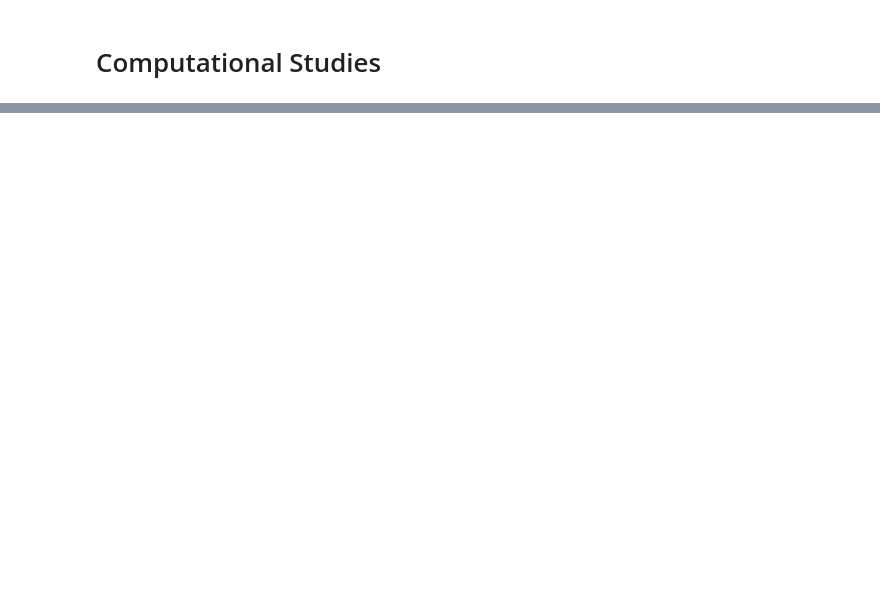
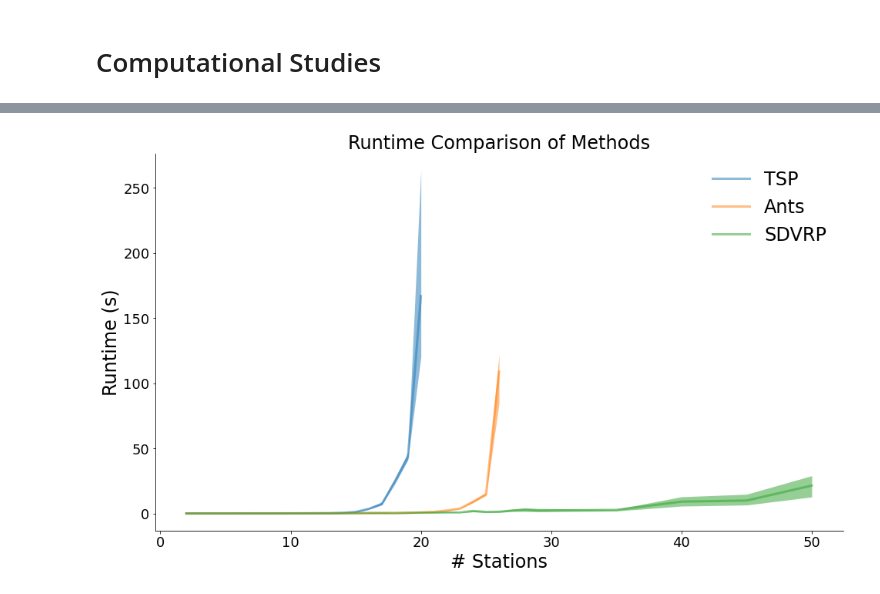
Before and after one commit to CameronChandler/optimisation-group-project, a Jupyter notebook: Mini Metro - Stage 2 Work.ipynb, the cells around one changed output, grey strips where cells are left out. Drawn from its saved outputs; the diff is of its cells as text; code cells hidden in the pictures; blank space fills up the shorter version.

```diff
--- a/Mini Metro - Stage 2 Work.ipynb
+++ b/Mini Metro - Stage 2 Work.ipynb
@@ -684,9 +354,11 @@ def experiment(n_stations_range, num_trials, formulation, verbose=True):
 
     return res_n_stations, res_time_taken
 # %%
-tsp_n_stations, tsp_time_taken = experiment(range(2, 18), 5, tsp)
+tsp_n_stations, tsp_time_taken = experiment(range(2, 21), 5, tsp)
+# %%
+ants_n_stations, ants_time_taken = experiment(range(2, 27), 5, ants)
 # %%
-sdvrp_n_stations, sdvrp_time_taken = experiment(range(2, 9), 5, sdvrp)
+sdvrp_n_stations, sdvrp_time_taken = experiment(list(range(2, 30)) + [35, 40, 45, 50], 5, sdvrp)
 # %%
 import matplotlib.pyplot as plt
 import seaborn as sns
@@ -703,7 +375,9 @@ plt.rc('font', size=LARGE)       # controls default text sizes
 
 fig, ax = plt.subplots(figsize=(16, 9))
 
-results = {'TSP': (tsp_n_stations, tsp_time_taken), 'SDVRP': (sdvrp_n_stations, sdvrp_time_taken)}
+results = {'Stage 0: TSP':   (  tsp_n_stations,   tsp_time_taken),
+           'Stage 1: Ants':  ( ants_n_stations,  ants_time_taken),
+           'Stage 2: SDVRP': (sdvrp_n_stations, sdvrp_time_taken)}
 
 def get_sum_stats(x, y):
     vals = defaultdict(list)
@@ -730,15 +404,22 @@ for i, (name, (res_n_stations, res_tsp_time_taken)) in enumerate(results.items()
     col = f'C{i}'
     #ax.scatter(res_n_stations, res_tsp_time_taken, alpha=0.3, color=col)
     xs, means, sds, mins, maxs = get_sum_stats(res_n_stations, res_tsp_time_taken)
-    ax.plot(xs, means, lw=LW, alpha=0.5, color=col, label=name)
+    ax.plot(xs, means, lw=LW, color=col, label=name)
     ax.fill_between(xs, mins, maxs, lw=0, alpha=0.5, color=col)
 
 ax.set_title('Runtime Comparison of Methods')
 ax.set_xlabel('# Stations')
 ax.set_ylabel('Runtime (s)')
 
+ax.set_xticks([5, 10, 15, 20, 25, 30, 35, 40, 45, 50])
+
+ax.set_yscale('log')
+ax.set_ylim(1e-3, 10**1.6)
+
 ax.legend(frameon=False)
 
 sns.despine()
 
+plt.savefig('log_runtimes4.png', facecolor='white', transparent=False, dpi=fig.dpi*2)
+
 plt.show()
@@ -745,55 +428,27 @@ plt.show()
 # %%
-import matplotlib.pyplot as plt
-import seaborn as sns
-%matplotlib inline
-from collections import defaultdict
-
-SMALL, MED, LARGE, LW = 18, 24, 30, 3
-plt.rc('axes', titlesize=MED)    # fontsize of the axes title
-plt.rc('axes', labelsize=MED)    # fontsize of the x and y labels
-plt.rc('xtick', labelsize=SMALL) # fontsize of the tick labels
-plt.rc('ytick', labelsize=SMALL) # fontsize of the tick labels
-plt.rc('legend', fontsize=MED)   # legend fontsize
-plt.rc('font', size=LARGE)       # controls default text sizes
-
 fig, ax = plt.subplots(figsize=(16, 9))
 
-results = {'TSP': (tsp_n_stations, tsp_time_taken), 'SDVRP': (sdvrp_n_stations, sdvrp_time_taken)}
-
-def get_sum_stats(x, y):
-    vals = defaultdict(list)
-
-    for x_, y_ in zip(x, y):
-        vals[x_].append(y_)
-
-    xs = []
-    means = []
-    sds = []
-    mins = []
-    maxs = []
-    for x, ys in vals.items():
-        ys = np.array(ys)
-        xs.append(x)
-        means.append(ys.mean())
-        sds.append(ys.std())
-        mins.append(ys.min())
-        maxs.append(ys.max())
-
-    return np.array(xs), np.array(means), np.array(sds), np.array(mins), np.array(maxs)
+results = {'TSP':   (  tsp_n_stations,   tsp_time_taken),
+           'Ants':  ( ants_n_stations,  ants_time_taken),
+           'SDVRP': (sdvrp_n_stations, sdvrp_time_taken)}
 
 for i, (name, (res_n_stations, res_tsp_time_taken)) in enumerate(results.items()):
     col = f'C{i}'
     #ax.scatter(res_n_stations, res_tsp_time_taken, alpha=0.3, color=col)
     xs, means, sds, mins, maxs = get_sum_stats(res_n_stations, res_tsp_time_taken)
     ax.plot(xs, means, lw=LW, alpha=0.5, color=col, label=name)
     ax.fill_between(xs, mins, maxs, lw=0, alpha=0.5, color=col)
 
 ax.set_title('Runtime Comparison of Methods')
 ax.set_xlabel('# Stations')
 ax.set_ylabel('Runtime (s)')
 
+#ax.set_yscale('log')
+
 ax.legend(frameon=False)
 
 sns.despine()
 
 plt.show()
+# %% [output]
+[figure, added]
```
Also changed, not shown: parts of 24 cells of this notebook, 2 other files.
